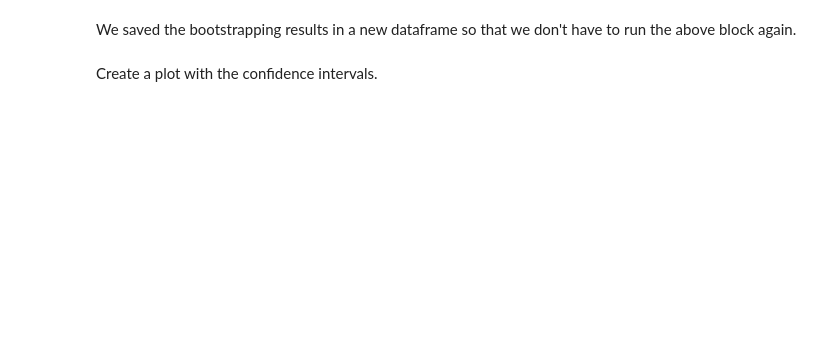
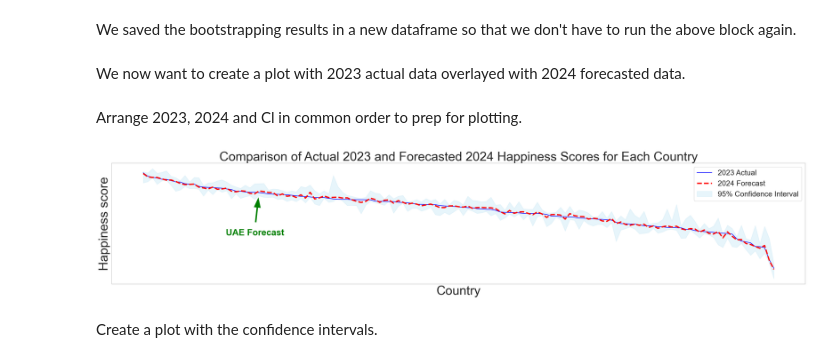
Before and after one commit to nooralteneiji/-Supervised-Machine-Learning-to-Explore-Data-From-The-World-Happiness-Report-, a Jupyter notebook: Notebook.ipynb, the cells around one changed output. Drawn from its saved outputs; the diff is of its cells as text; code cells hidden in the pictures; blank space fills up the shorter version.

```diff
--- a/Notebook.ipynb
+++ b/Notebook.ipynb
@@ -669,0 +578,9 @@ X_2024_scaled = scaler.transform(X_2024_encoded)
+# %%
+# Create a SVR model
+model = SVR(kernel='rbf', C=100, epsilon=0.1, gamma='auto')
+
+# Fit the model on the scaled training data
+model.fit(X_train_scaled, y)
+
+# Make predictions for the year 2024
+y_pred_2024 = model.predict(X_2024_scaled)
@@ -741,5 +757,52 @@ We saved the bootstrapping results in a new dataframe so that we don't have to r
 data = np.load('Pipeline Outputs/confidence_intervals.npz')
 lower = data['lower']
 upper = data['upper']
+# %% [markdown]
+We now want to create a plot with 2023 actual data overlayed with 2024 forecasted data.
+# %% [markdown]
+Arrange 2023, 2024 and Cl in common order to prep for plotting.
+# %%
+# Set the styling for the plot
+sns.set_style("whitegrid")
+sns.set_context("notebook", font_scale=1.5)
+
+plt.figure(figsize=(27, 6))
+
+# Actual 2023 happiness scores
+plt.plot(X_2024['country'], df_2023['happiness'], label='2023 Actual', color='blue', linewidth=1.5)
+
+# Forecasted 2024 happiness scores
+plt.plot(X_2024['country'], y_pred_2024, label='2024 Forecast', color='red', linestyle='dashed', linewidth=3.5)
+
+# Add the confidence intervals to the plot
+plt.fill_between(X_2024['country'], lower, upper, color='skyblue', alpha=0.2)
+
+# Add annotation for UAE forecast
+uae_index = np.where(X_2024['country'] == 'United Arab Emirates')[0][0]
+uae_happiness = y_pred_2024[uae_index]
+plt.annotate('UAE Forecast',
+             xy=('United Arab Emirates', uae_happiness),
+             xytext=(-90, -120),
+             textcoords='offset points',
+             color='green',
+             weight='bold',
+             arrowprops=dict(facecolor='green', shrink=0.15, width=5, headwidth=20, headlength=30),
+             fontsize=24)
+
+# Styling
+plt.xlabel('Country', fontsize=34)
+plt.ylabel('Happiness score', fontsize=34)
+plt.title('Comparison of Actual 2023 and Forecasted 2024 Happiness Scores for Each Country', fontsize=34)
+plt.xticks([])
+plt.yticks([])
+plt.yticks(fontsize=12)
+plt.legend(['2023 Actual', '2024 Forecast', '95% Confidence Interval'], fontsize=20)
+plt.grid(False)
+plt.gca().set_facecolor('white')
+plt.tight_layout()
+plt.savefig('Pipeline Outputs/Figures/happiness_forecast.png')
+plt.show()
+# %% [output]
+[figure, added]
 # %% [markdown]
 Create a plot with the confidence intervals.
```
Also changed, not shown: parts of 38 cells of this notebook, 8 other files.
